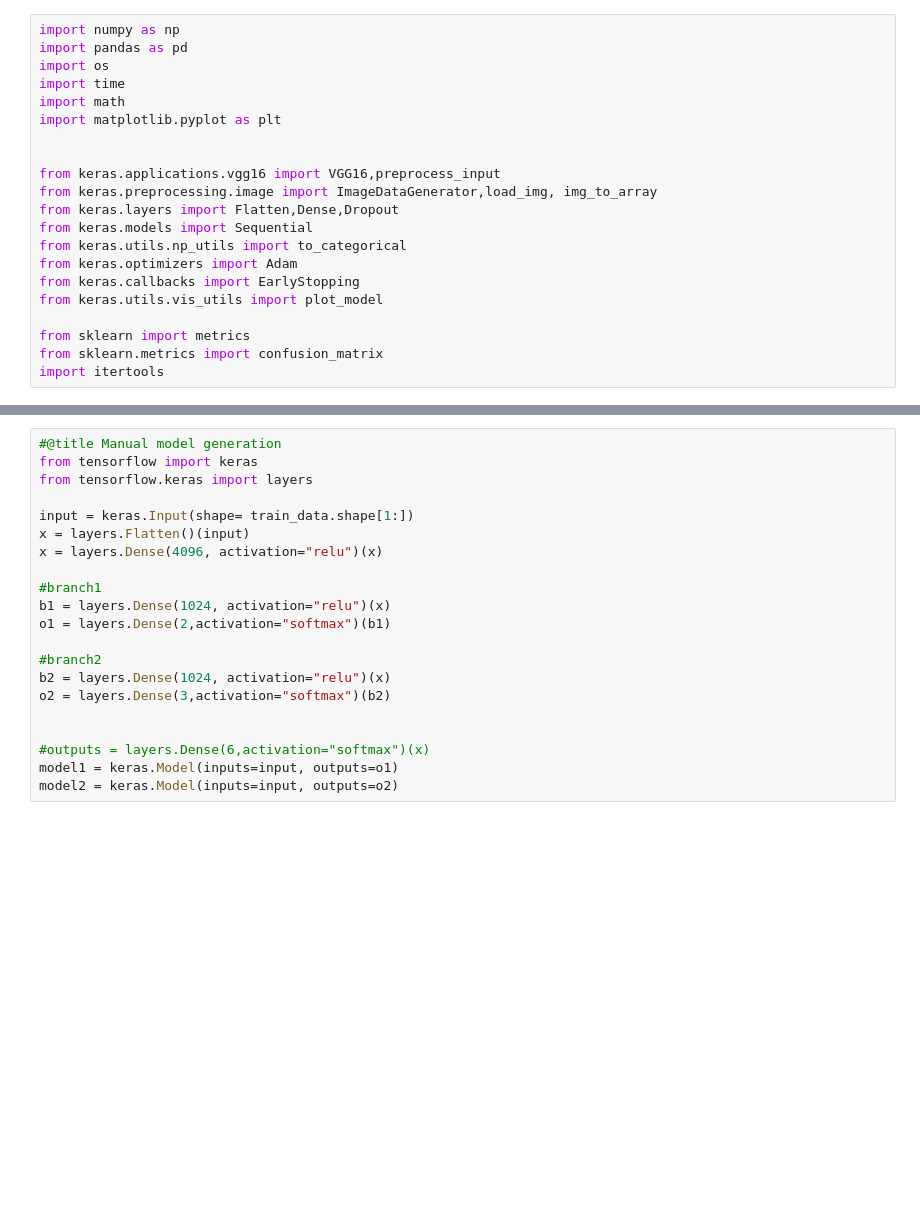
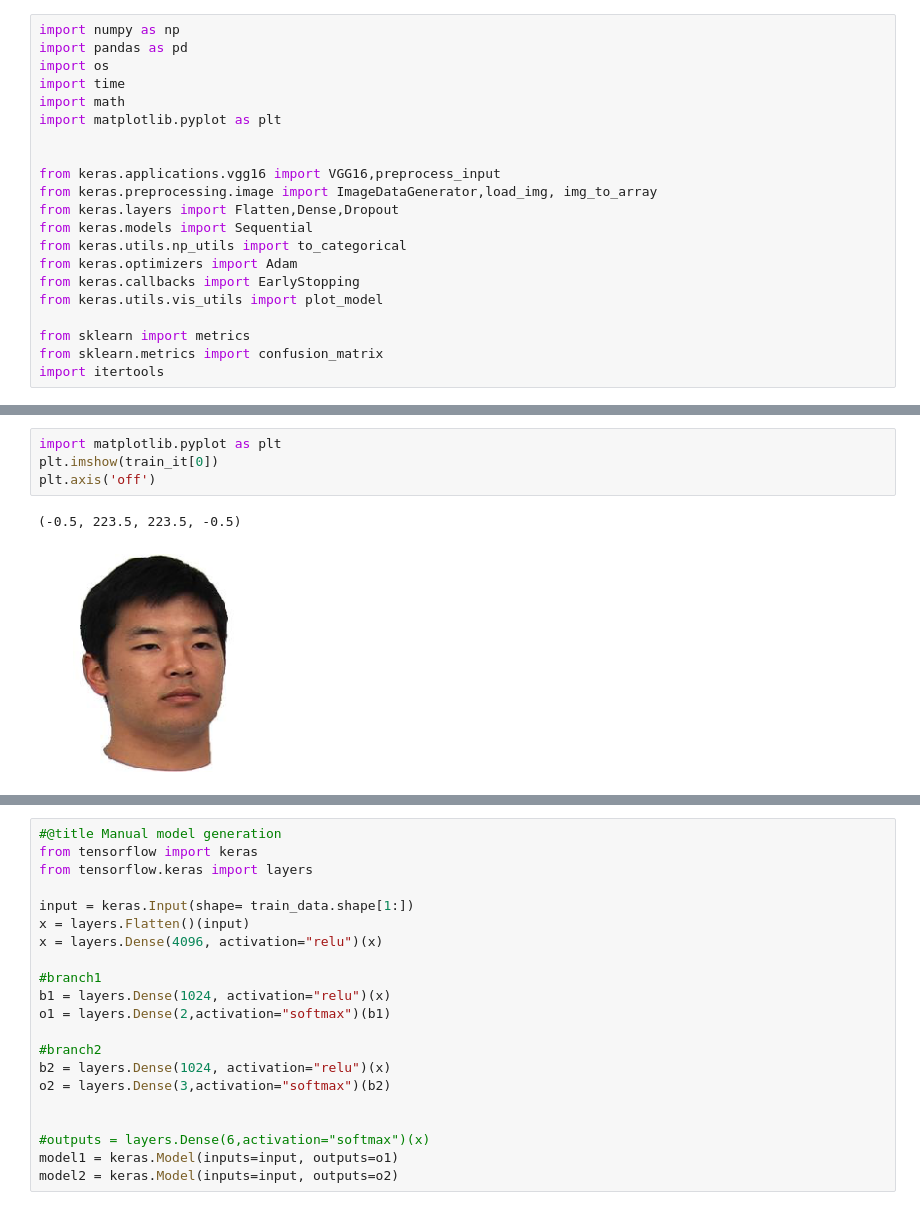
Before and after one commit to soukhind2/vgg16obj, a Jupyter notebook: colab_test.ipynb, the cells around one changed output, grey strips where cells are left out. Drawn from its saved outputs; the diff is of its cells as text; blank space fills up the shorter version.

```diff
--- a/colab_test.ipynb
+++ b/colab_test.ipynb
@@ -89,6 +89,13 @@ test_it = np.array(test_it)
 print(train_it.shape,val_it.shape,test_it.shape)
 # %% [output]
 (1554, 224, 224, 3) (150, 224, 224, 3) (162, 224, 224, 3)
+# %%
+import matplotlib.pyplot as plt
+plt.imshow(train_it[0])
+plt.axis('off')
+# %% [output]
+(-0.5, 223.5, 223.5, -0.5)
+[figure, added]
 # %%
 model = VGG16(weights='imagenet',
               include_top=False,input_shape = [244,244,3])
```
Also changed, not shown: parts of 13 cells of this notebook.
